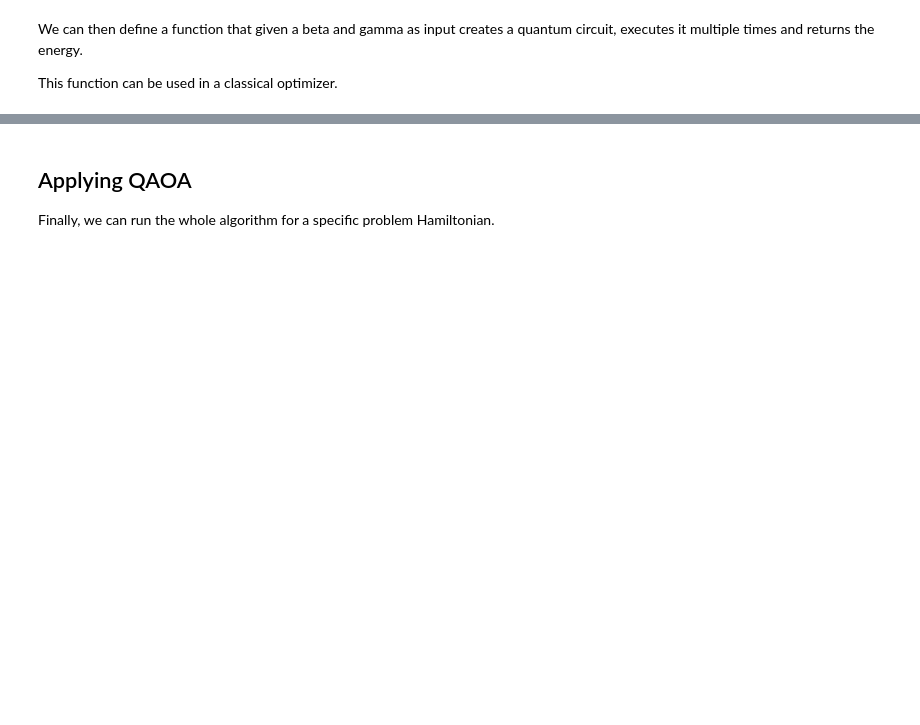
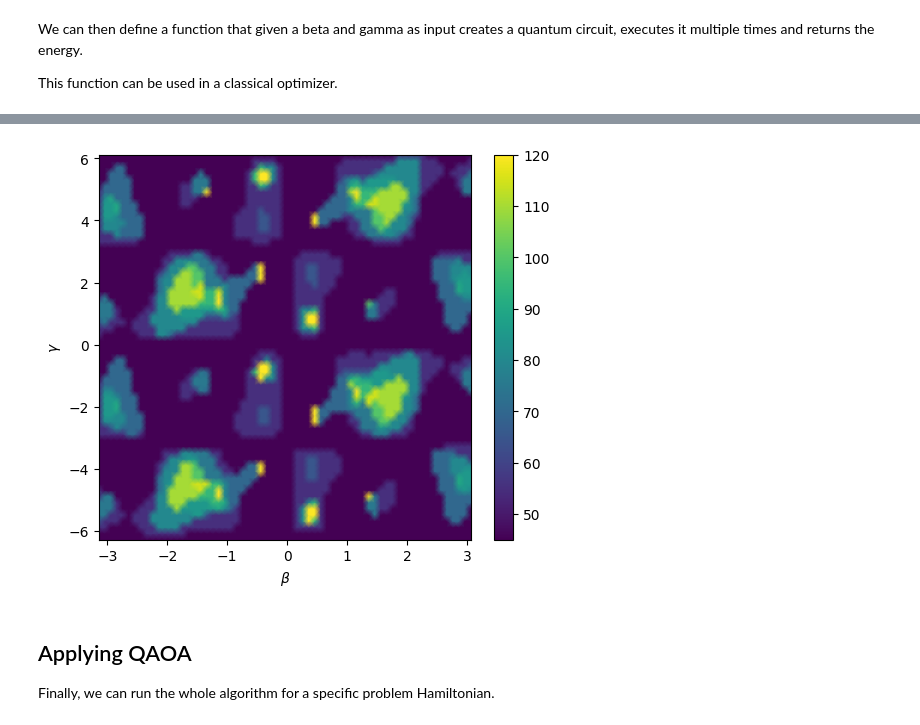
Before and after one commit to KIT-TVA/qc-configuration-problem, a Jupyter notebook: configproblem/qaoa_mincost_sat.ipynb, the cells around one changed output, grey strips where cells are left out. Drawn from its saved outputs; the diff is of its cells as text; code cells hidden in the pictures; blank space fills up the shorter version.

```diff
--- a/configproblem/qaoa_mincost_sat.ipynb
+++ b/configproblem/qaoa_mincost_sat.ipynb
@@ -306,6 +474,7 @@ import math
 import numpy as np
 import sys
 from qiskit_aer import StatevectorSimulator
+from util.hamiltonian_math import compute_hamiltonian_energy_from_statevector
 
 backend = StatevectorSimulator()
 
@@ -317,36 +486,40 @@ expectation = np.zeros(shape=(len(x_axis), len(y_axis)))
 
 expectation_max = -sys.maxsize - 1
 expectation_min = sys.maxsize
 
 for i_index, i in enumerate(x_axis):
     for j_index,j in enumerate(y_axis):
-        qc, beta, gamma = qaoa_circuit(hamiltonian, 6, 1)
+        qc, beta, gamma = qaoa_circuit(hamiltonian, 6, 1, measure=False)
 
         qc = qc.bind_parameters({
             beta: i,
             gamma: j
         })
 
-        counts = backend.run(qc).result().get_counts()
-        value = compute_hamiltonian_energy(hamiltonian, counts, strategy='min')
+        result = backend.run(qc).result()
+
+        statevector = result.get_statevector()
+        value = compute_hamiltonian_energy_from_statevector(hamiltonian, statevector, 6, strategy='min')
         expectation[i_index][j_index] = value
 
         if expectation_max < value:
             expectation_max = value
         elif expectation_min > value:
             expectation_min = value
 
 plt.rcParams["figure.figsize"] = (6,5)
 fig, ax = plt.subplots()
 
 cmap = "viridis"
 plt.xlabel(r"$\beta$")
 plt.ylabel(r"$\gamma$")
 
 pcm = ax.pcolormesh(x_axis, y_axis, expectation, shading="gouraud", cmap=cmap, vmin=expectation_min, vmax=expectation_max)
 fig.colorbar(pcm, ax=ax)
 
 plt.show()
+# %% [output]
+[figure, added]
 # %% [markdown]
 ## Applying QAOA
 Finally, we can run the whole algorithm for a specific problem Hamiltonian.
```
Also changed, not shown: parts of 20 cells of this notebook, 2 other files.
